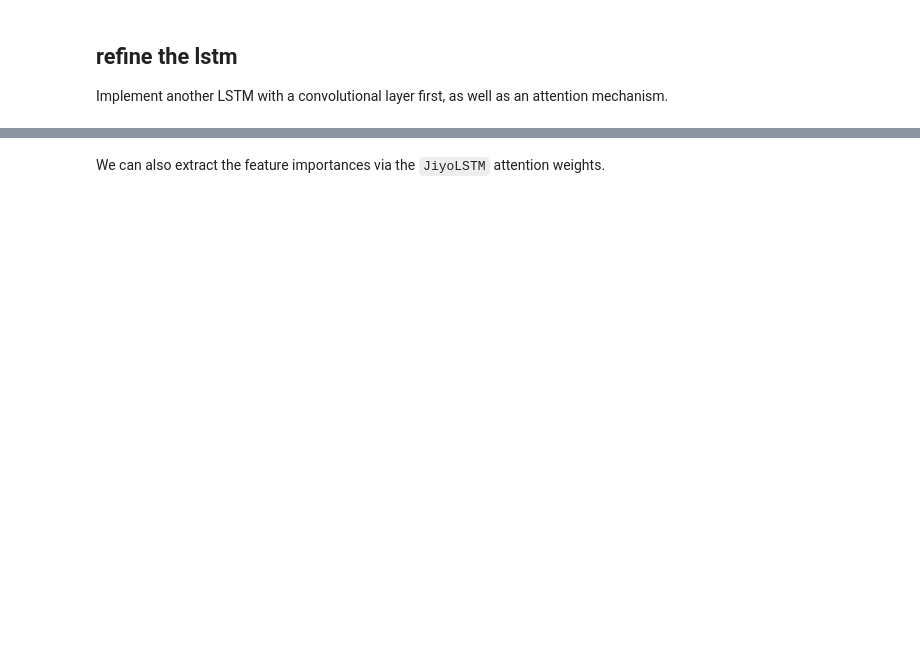
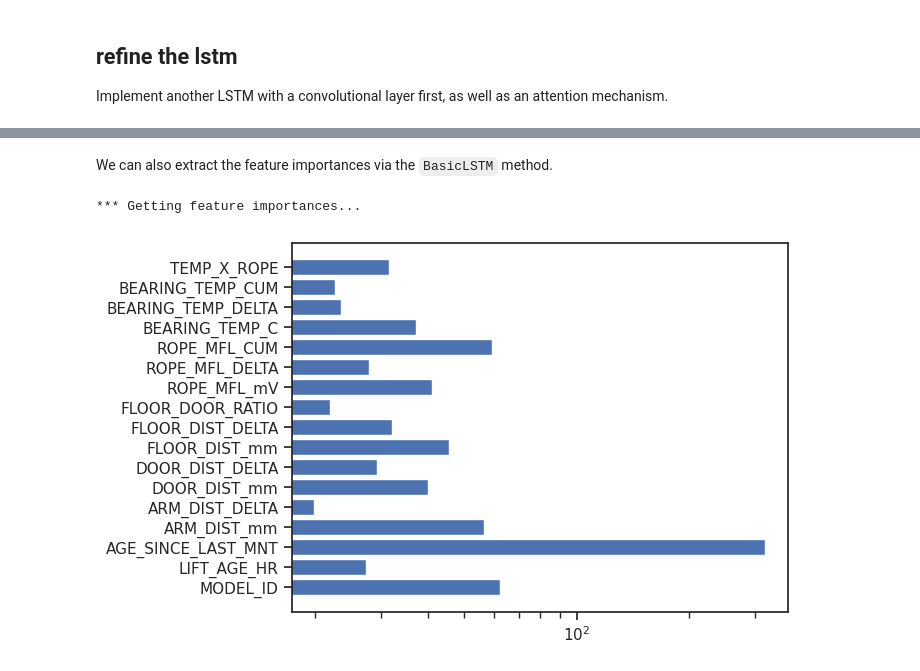
Before and after one commit to jiyometrik/elevator-rmnd, a Jupyter notebook: lstm_20261206_1332.ipynb, the cells around one changed output, grey strips where cells are left out. Cells and saved outputs as stored; diff of their text form; code cells hidden in the pictures; blank space fills up the shorter version.

Commit message:
feature importances + new dataset (new dataset performs substantially worse than v3)

```diff
--- a/lstm_20261206_1332.ipynb
+++ b/lstm_20261206_1332.ipynb
@@ -420,7 +542,7 @@ class JiyoLSTM(BasicLSTM):
     an attention mechanism"""
 
     def __init__(self, ):
-        super(JiyoLSTM, self).__init__()#input_size, output_size, lr, dropout, weight_decay)
+        super(JiyoLSTM, self).__init__()
         self.save_hyperparameters()
         self.drop_p = DROPOUT
 
@@ -460,25 +582,9 @@ class JiyoLSTM(BasicLSTM):
         out = torch.relu(self.fc1(out))
         out = self.fc2(self.fc_drop(out))
 
-        return out.squeeze(-1), attention_weights
-
-    def get_attention_weights(self, dl: DataLoader):
-        """
-        Utility function to extract feature importances via attention weights.
-        This only works for JiyoLSTM and derivatives, not BasicLSTM.
-        """
-        self.eval()
-        all_weights = []
-        with torch.no_grad():
-            for x, _ in dl:
-                x = x.to(self.device)
-                _ = self.forward(x)  # forward pass to compute attention weights
-                _, attention_weights = self.attention(self.lstm(x)[0])
-                all_weights.append(attention_weights.cpu().numpy())
-
-        return np.concatenate(all_weights, axis=0)
+        return out.squeeze(-1)
 # %%
-jiyomodel = JiyoLSTM()
+jiyomodel = JiyoLSTM().to("cuda:0")
 jiyonow = datetime.now().strftime("%Y%m%d-%H%M")
 callbacks = jiyomodel.get_callbacks(tnow=jiyonow, model_name="JiyoLSTM")
 jiyotrainer = jiyomodel.get_trainer(max_epochs=N_EPOCHS, callbacks=callbacks, timestamp=jiyonow)
@@ -494,9 +680,13 @@ wandb.finish()
 # %% [markdown]
-We can also extract the feature importances via the `JiyoLSTM` attention weights.
+We can also extract the feature importances via the `BasicLSTM` method.
 # %%
-print("*** Getting attention weights...")
-attn_weights = jiyomodel.get_attention_weights(dl=test_loader)
-avg_feature_importance = attn_weights.squeeze(-1).mean(axis=0)
-sns.heatmap(avg_feature_importance.reshape(1, -1), annot=True, yticklabels=["feature importance"], xticklabels=X_cols).set(title="JiyoLSTM average attention weights per feature")
-plt.ylabel("feature")
-plt.xlabel("weight")
+print("*** Getting feature importances...")
+feature_importances = jiyomodel.gradient_importance(dl=test_loader)
+feature_importances = dict(zip(X_cols, feature_importances))
+# print(feature_importances)
+f, ax = plt.subplots()
+ax = plt.barh(feature_importances.keys(), feature_importances.values(), log=True)
+# ax.semilogx()
+# %% [output]
+*** Getting feature importances...
+[figure, added]
```
Also changed, not shown: parts of 5 cells of this notebook.
